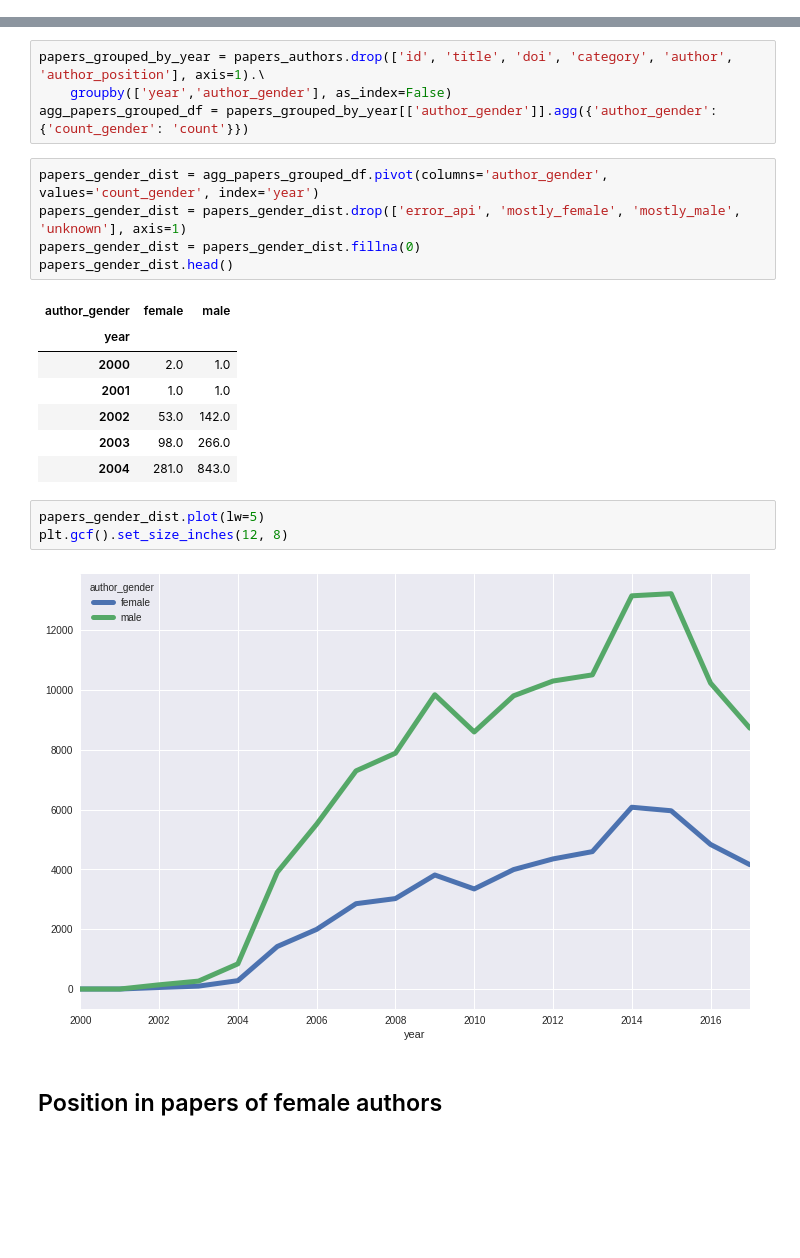
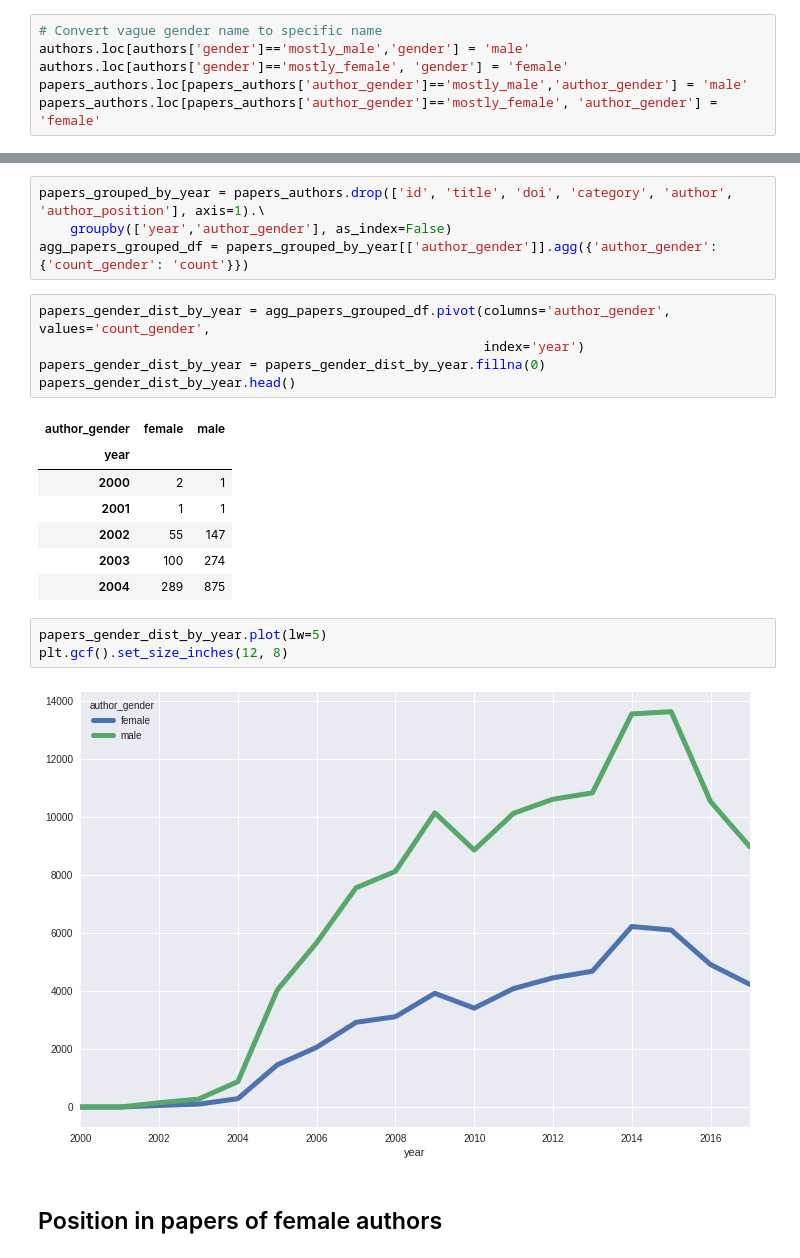
Before and after one commit to social-link-analytics-group-bsc/gender_bioinfo, a Jupyter notebook: analysis/gender_bias_analysis.ipynb, the cells around one changed output, grey strips where cells are left out. Drawn from its saved outputs; the diff is of its cells as text; blank space fills up the shorter version.

```diff
--- a/analysis/gender_bias_analysis.ipynb
+++ b/analysis/gender_bias_analysis.ipynb
@@ -38,3 +40,9 @@ Raw data:
+# %%
+# Convert vague gender name to specific name
+authors.loc[authors['gender']=='mostly_male','gender'] = 'male'
+authors.loc[authors['gender']=='mostly_female', 'gender'] = 'female'
+papers_authors.loc[papers_authors['author_gender']=='mostly_male','author_gender'] = 'male'
+papers_authors.loc[papers_authors['author_gender']=='mostly_female', 'author_gender'] = 'female'
 # %% [markdown]
 ## Remove papers without authors
 # %%
@@ -673,23 +634,23 @@ papers_grouped_by_year = papers_authors.drop(['id', 'title', 'doi', 'category',
     groupby(['year','author_gender'], as_index=False)
 agg_papers_grouped_df = papers_grouped_by_year[['author_gender']].agg({'author_gender': {'count_gender': 'count'}})
 # %%
-papers_gender_dist = agg_papers_grouped_df.pivot(columns='author_gender', values='count_gender', index='year')
-papers_gender_dist = papers_gender_dist.drop(['error_api', 'mostly_female', 'mostly_male', 'unknown'], axis=1)
-papers_gender_dist = papers_gender_dist.fillna(0)
-papers_gender_dist.head()
+papers_gender_dist_by_year = agg_papers_grouped_df.pivot(columns='author_gender', values='count_gender',
+                                                         index='year')
+papers_gender_dist_by_year = papers_gender_dist_by_year.fillna(0)
+papers_gender_dist_by_year.head()
 # %% [output]
 | author_gender | female | male |
 | year |  |  |
-| 2000 | 2.0 | 1.0 |
-| 2001 | 1.0 | 1.0 |
-| 2002 | 53.0 | 142.0 |
-| 2003 | 98.0 | 266.0 |
-| 2004 | 281.0 | 843.0 |
+| 2000 | 2 | 1 |
+| 2001 | 1 | 1 |
+| 2002 | 55 | 147 |
+| 2003 | 100 | 274 |
+| 2004 | 289 | 875 |
 # %%
-papers_gender_dist.plot(lw=5)
+papers_gender_dist_by_year.plot(lw=5)
 plt.gcf().set_size_inches(12, 8)
 # %% [output]
-[figure, old version]
+[figure, new version]
 # %% [markdown]
 ## Position in papers of female authors
 # %%
```
Also changed, not shown: parts of 105 cells of this notebook.
